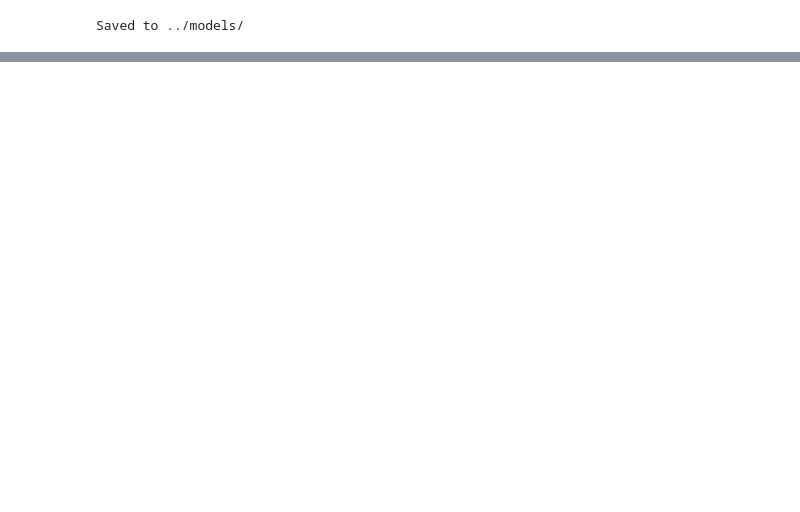
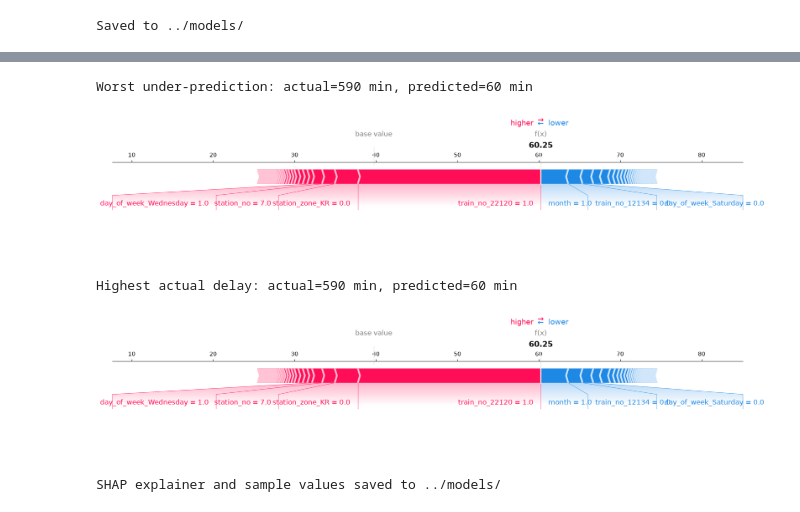
Before and after one commit to shre26/Konkan-Railway-Delay-Root-Cause-Analysis, a Jupyter notebook: notebooks/06_model_training.ipynb, the cells around one changed output, grey strips where cells are left out. Saved outputs shown, nothing was run; the diff lists cells and outputs as text; code cells hidden in the pictures; blank space fills up the shorter version.

```diff
--- a/notebooks/06_model_training.ipynb
+++ b/notebooks/06_model_training.ipynb
@@ -128,0 +148,33 @@ Saved to ../models/
+# %%
+eval_sample = test_meta.loc[X_test_sample.index].copy()
+eval_sample["actual"] = y_test.loc[X_test_sample.index].values
+eval_sample["predicted"] = best_model.predict(X_test_sample)
+eval_sample["err"] = eval_sample["actual"] - eval_sample["predicted"]
+
+worst_underpredict = eval_sample.sort_values("err", ascending=False).index[0]
+highest_actual_delay = eval_sample["actual"].idxmax()
+# %%
+for label, idx in [("Worst under-prediction", worst_underpredict), ("Highest actual delay", highest_actual_delay)]:
+    print(f"\n{label}: actual={eval_sample.loc[idx, 'actual']:.0f} min, "
+         f"predicted={eval_sample.loc[idx, 'predicted']:.0f} min")
+    pos = X_test_sample.index.get_loc(idx)
+    shap.force_plot(
+        explainer.expected_value,
+        shap_values[pos],
+        X_test_sample.iloc[pos],
+        matplotlib=True,
+        show=False
+    )
+    plt.savefig(f"../models/shap_force_{label.replace(' ', '_').lower()}.png", bbox_inches="tight", dpi=150)
+    plt.show()
+# %% [output]
+Worst under-prediction: actual=590 min, predicted=60 min
+[figure, added]
+Highest actual delay: actual=590 min, predicted=60 min
+[figure, added]
+# %%
+joblib.dump(explainer, "../models/shap_explainer_v1.pkl")
+joblib.dump(shap_values, "../models/shap_values_sample_v1.pkl")
+print("SHAP explainer and sample values saved to ../models/")
+# %% [output]
+SHAP explainer and sample values saved to ../models/
```
Also changed, not shown: parts of 9 cells of this notebook, 8 other files.
